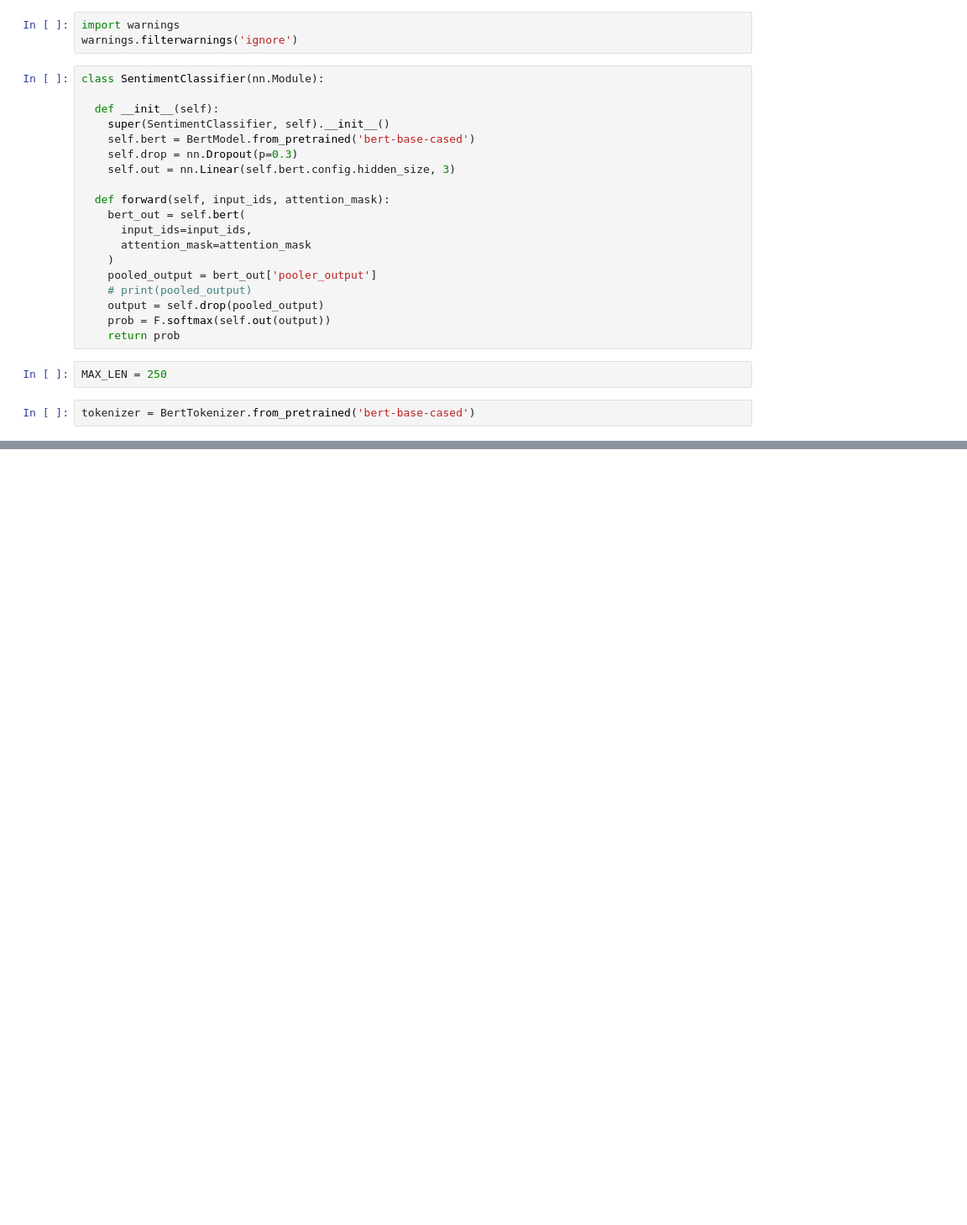
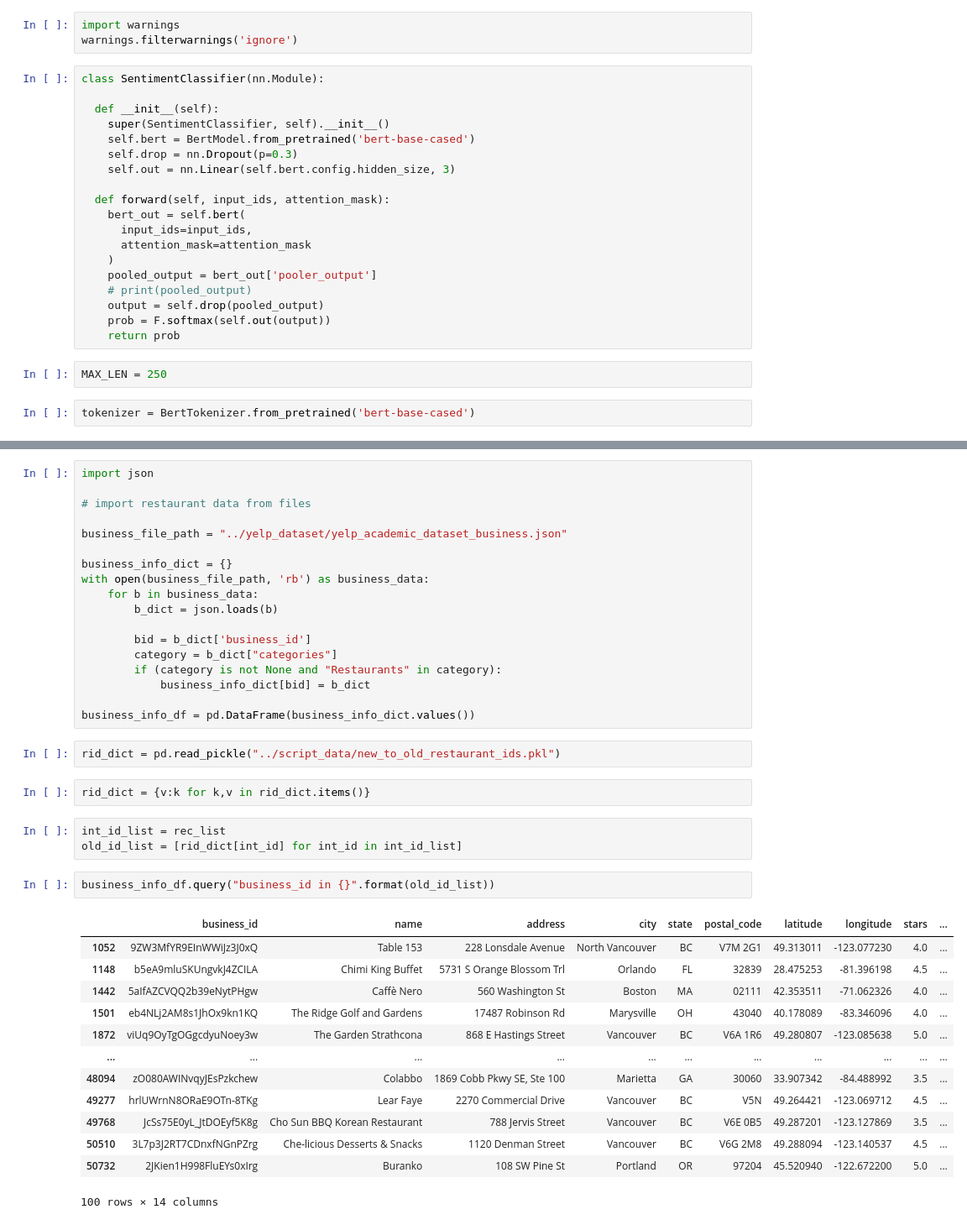
Before and after one commit to ksjiaxian/fyoudie, a Jupyter notebook: python_workbooks/vectorize_restaurants_np.ipynb, the cells around one changed output, grey strips where cells are left out. Shown at 84% size. Drawn from its saved outputs; the diff is of its cells as text; blank space fills up the shorter version.

Commit message:
almost done with the restaurant vectors, requires tuning

```diff
--- a/python_workbooks/vectorize_restaurants_np.ipynb
+++ b/python_workbooks/vectorize_restaurants_np.ipynb
@@ -183,0 +240,41 @@ rid_feature_dict['zmZ3HkVCeZPBefJJxzdJ7A']
+# %%
+import json
+
+# import restaurant data from files
+
+business_file_path = "../yelp_dataset/yelp_academic_dataset_business.json"
+
+business_info_dict = {}
+with open(business_file_path, 'rb') as business_data:
+    for b in business_data:
+        b_dict = json.loads(b)
+
+        bid = b_dict['business_id']
+        category = b_dict["categories"]
+        if (category is not None and "Restaurants" in category):
+            business_info_dict[bid] = b_dict
+
+business_info_df = pd.DataFrame(business_info_dict.values())
+# %%
+rid_dict = pd.read_pickle("../script_data/new_to_old_restaurant_ids.pkl")
+# %%
+rid_dict = {v:k for k,v in rid_dict.items()}
+# %%
+int_id_list = rec_list
+old_id_list = [rid_dict[int_id] for int_id in int_id_list]
+# %%
+business_info_df.query("business_id in {}".format(old_id_list))
+# %% [output]
+|  | business_id | name | address | city | state | postal_code | latitude | longitude | stars | ... |
+| 1052 | 9ZW3MfYR9EInWWiJz3J0xQ | Table 153 | 228 Lonsdale Avenue | North Vancouver | BC | V7M 2G1 | 49.313011 | -123.077230 | 4.0 | ... |
+| 1148 | b5eA9mluSKUngvkJ4ZCILA | Chimi King Buffet | 5731 S Orange Blossom Trl | Orlando | FL | 32839 | 28.475253 | -81.396198 | 4.5 | ... |
+| 1442 | 5aIfAZCVQQ2b39eNytPHgw | Caffè Nero | 560 Washington St | Boston | MA | 02111 | 42.353511 | -71.062326 | 4.0 | ... |
+| 1501 | eb4NLj2AM8s1JhOx9kn1KQ | The Ridge Golf and Gardens | 17487 Robinson Rd | Marysville | OH | 43040 | 40.178089 | -83.346096 | 4.0 | ... |
+| 1872 | viUq9OyTgOGgcdyuNoey3w | The Garden Strathcona | 868 E Hastings Street | Vancouver | BC | V6A 1R6 | 49.280807 | -123.085638 | 5.0 | ... |
+| ... | ... | ... | ... | ... | ... | ... | ... | ... | ... | ... |
+| 48094 | zO080AWINvqyJEsPzkchew | Colabbo | 1869 Cobb Pkwy SE, Ste 100 | Marietta | GA | 30060 | 33.907342 | -84.488992 | 3.5 | ... |
+| 49277 | hrlUWrnN8ORaE9OTn-8TKg | Lear Faye | 2270 Commercial Drive | Vancouver | BC | V5N | 49.264421 | -123.069712 | 4.5 | ... |
+| 49768 | JcSs75E0yL_JtDOEyf5K8g | Cho Sun BBQ Korean Restaurant | 788 Jervis Street | Vancouver | BC | V6E 0B5 | 49.287201 | -123.127869 | 3.5 | ... |
+| 50510 | 3L7p3J2RT7CDnxfNGnPZrg | Che-licious Desserts & Snacks | 1120 Denman Street | Vancouver | BC | V6G 2M8 | 49.288094 | -123.140537 | 4.5 | ... |
+| 50732 | 2JKien1H998FluEYs0xIrg | Buranko | 108 SW Pine St | Portland | OR | 97204 | 45.520940 | -122.672200 | 5.0 | ... |
+100 rows × 14 columns
```
Also changed, not shown: parts of 15 cells of this notebook, 8 other files.
